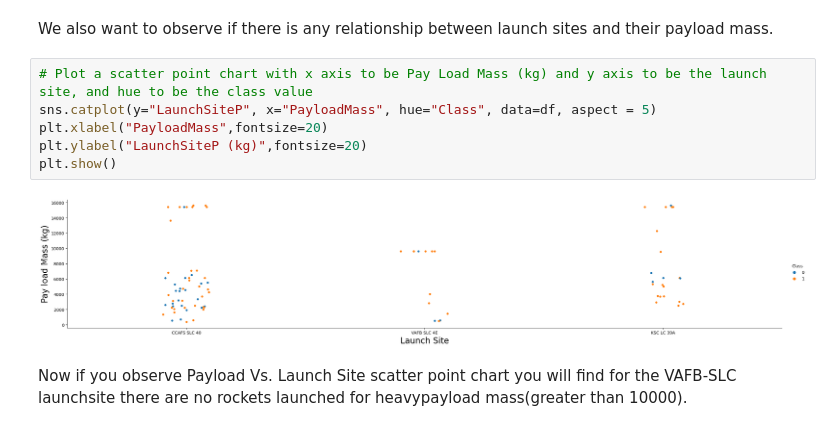
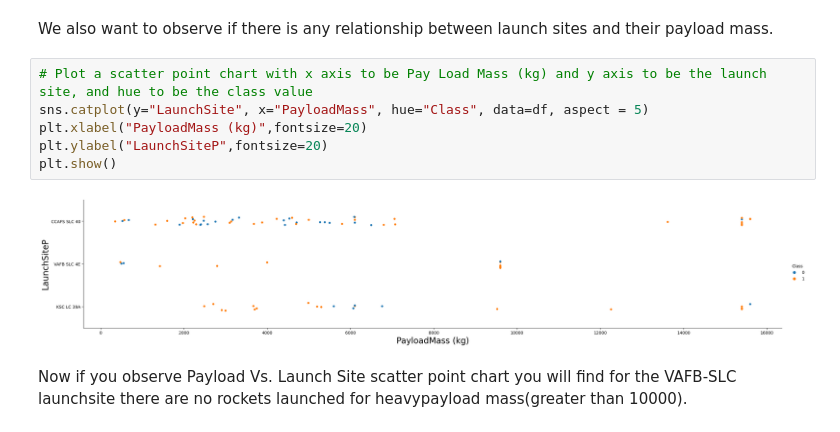
Before and after one commit to BaharehAhz/IBM-Capston-Gitfiles, a Jupyter notebook: week2/jupyter-labs-eda-dataviz.ipynb, the cells around one changed output. Drawn from its saved outputs; the diff is of its cells as text.

```diff
--- a/week2/jupyter-labs-eda-dataviz.ipynb
+++ b/week2/jupyter-labs-eda-dataviz.ipynb
@@ -100,12 +100,12 @@ Now try to explain the patterns you found in the Flight Number vs. Launch Site s
 We also want to observe if there is any relationship between launch sites and their payload mass.
 # %%
 # Plot a scatter point chart with x axis to be Pay Load Mass (kg) and y axis to be the launch site, and hue to be the class value
-sns.catplot(y="LaunchSiteP", x="PayloadMass", hue="Class", data=df, aspect = 5)
-plt.xlabel("PayloadMass",fontsize=20)
-plt.ylabel("LaunchSiteP (kg)",fontsize=20)
+sns.catplot(y="LaunchSite", x="PayloadMass", hue="Class", data=df, aspect = 5)
+plt.xlabel("PayloadMass (kg)",fontsize=20)
+plt.ylabel("LaunchSiteP",fontsize=20)
 plt.show()
 # %% [output]
-[figure, old version]
+[figure, new version]
 # %% [markdown]
 Now if you observe Payload Vs. Launch Site scatter point chart you will find for the VAFB-SLC  launchsite there are no  rockets  launched for  heavypayload mass(greater than 10000).
 # %% [markdown]
```
Also changed, not shown: parts of 1 cell of this notebook, 2 other files.
